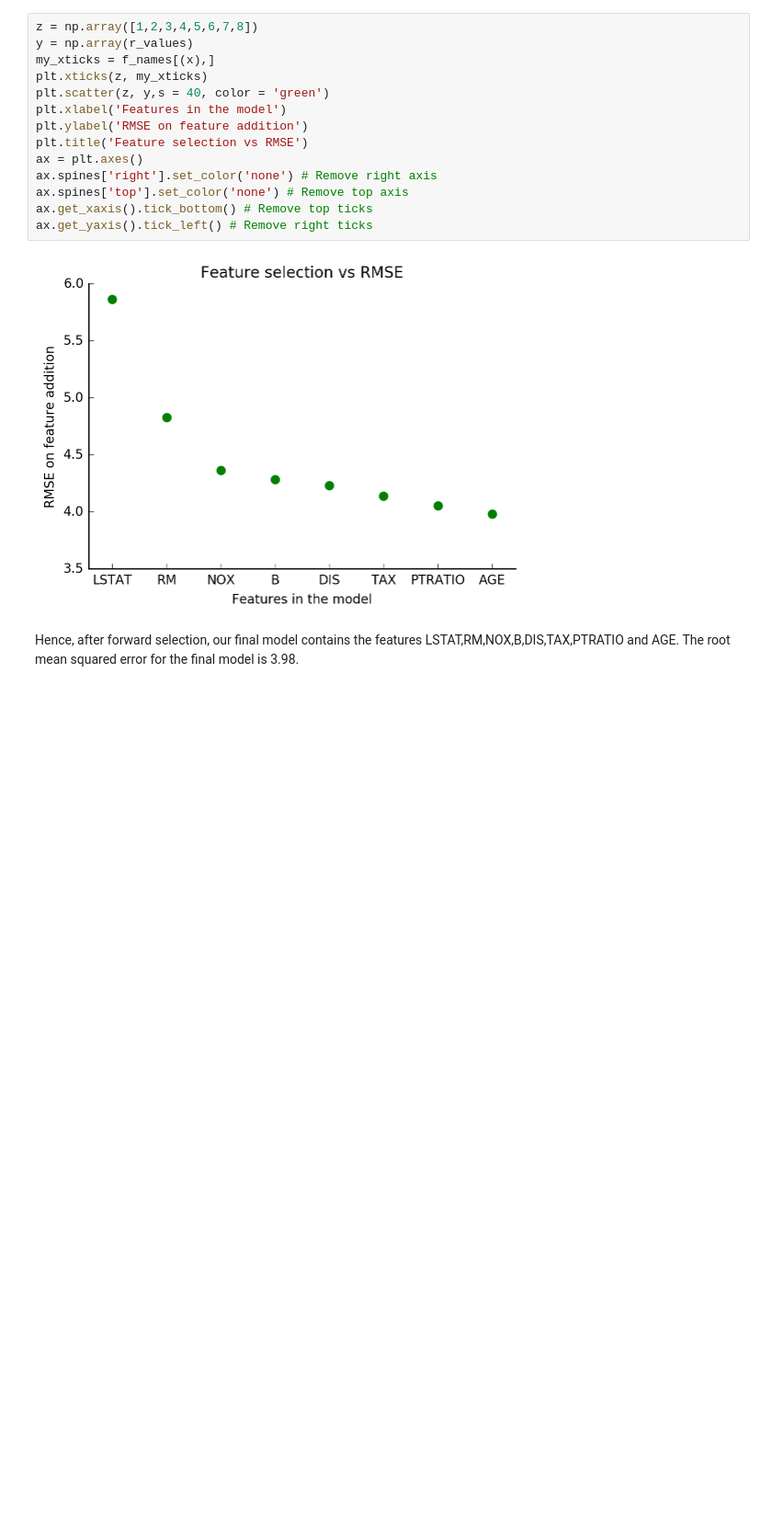
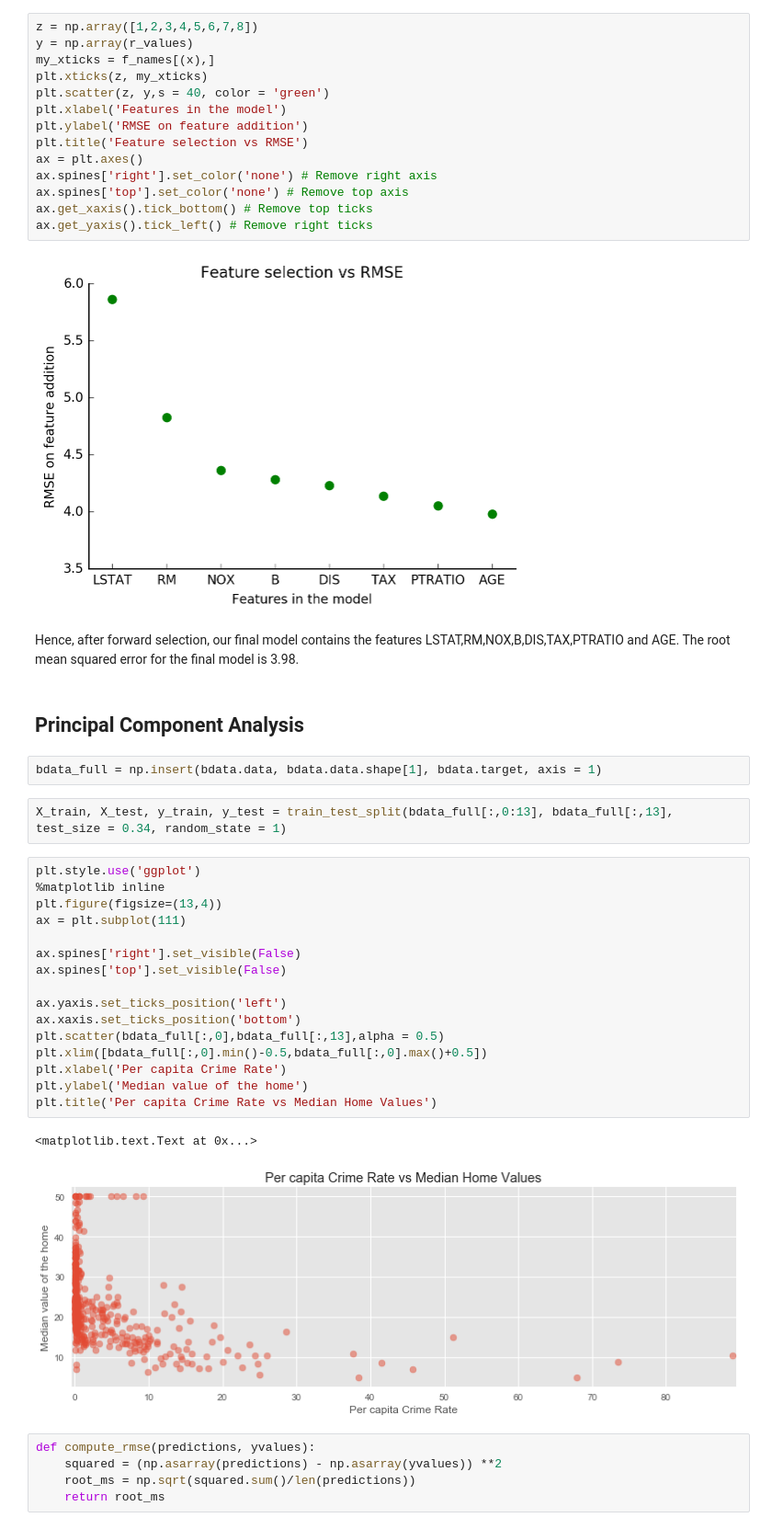
Before and after one commit to shibashish/Boston_Housing, a Jupyter notebook: BostonHousing_NearestNeighbour.ipynb, the cells around one changed output. Shown at 92% size. Drawn from its saved outputs; the diff is of its cells as text; blank space fills up the shorter version.

Commit message:
Updated notebook with PCA Analysis

```diff
--- a/BostonHousing_NearestNeighbour.ipynb
+++ b/BostonHousing_NearestNeighbour.ipynb
@@ -550,3 +552,33 @@ ax.get_yaxis().tick_left() # Remove right ticks
 # %% [markdown]
 Hence, after forward selection, our final model contains the features LSTAT,RM,NOX,B,DIS,TAX,PTRATIO and AGE.
 The root mean squared error for the final model is 3.98.
+# %% [markdown]
+## Principal Component Analysis
+# %%
+bdata_full = np.insert(bdata.data, bdata.data.shape[1], bdata.target, axis = 1)
+# %%
+X_train, X_test, y_train, y_test = train_test_split(bdata_full[:,0:13], bdata_full[:,13], test_size = 0.34, random_state = 1)
+# %%
+plt.style.use('ggplot')
+%matplotlib inline
+plt.figure(figsize=(13,4))
+ax = plt.subplot(111)
+
+ax.spines['right'].set_visible(False)
+ax.spines['top'].set_visible(False)
+
+ax.yaxis.set_ticks_position('left')
+ax.xaxis.set_ticks_position('bottom')
+plt.scatter(bdata_full[:,0],bdata_full[:,13],alpha = 0.5)
+plt.xlim([bdata_full[:,0].min()-0.5,bdata_full[:,0].max()+0.5])
+plt.xlabel('Per capita Crime Rate')
+plt.ylabel('Median value of the home')
+plt.title('Per capita Crime Rate vs Median Home Values')
+# %% [output]
+<matplotlib.text.Text at 0x...>
+[figure, added]
+# %%
+def compute_rmse(predictions, yvalues):
+    squared = (np.asarray(predictions) - np.asarray(yvalues)) **2
+    root_ms = np.sqrt(squared.sum()/len(predictions))
+    return root_ms
```
Also changed, not shown: parts of 15 cells of this notebook.
